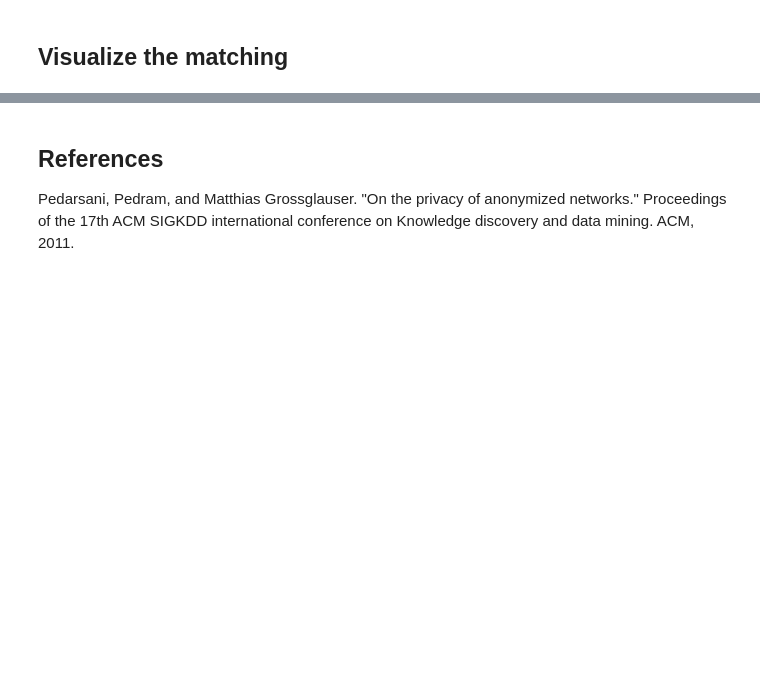
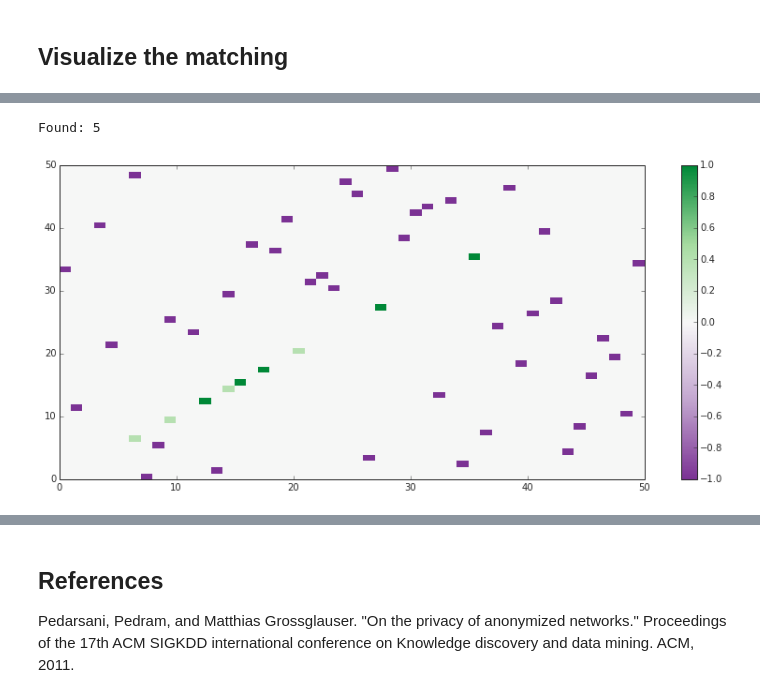
Before and after one commit to harrymvr/graph-isomorphism, a Jupyter notebook: graph-isomorphisms.ipynb, the cells around one changed output, grey strips where cells are left out. Saved outputs shown, nothing was run; the diff lists cells and outputs as text; code cells hidden in the pictures; blank space fills up the shorter version.

```diff
--- a/graph-isomorphisms.ipynb
+++ b/graph-isomorphisms.ipynb
@@ -305,5 +193,5 @@ def find_best_match(pairwise_distances):
 # %%
 d= euclidean_distances(p1,p2)
-best = {k:v for k,v in find_best_match(d)}
+best = {k:v for k,v in giso.find_best_match(d)}
 # %% [markdown]
 ## Visualize the matching
@@ -329,0 +200,8 @@ fig.colorbar(p)
+# %%
+(correct, matching_matrix) = giso.count_matches(G1, G2, beacons_G1, beacons_G2, best, anonymous_mapping)
+print "Found:", correct
+
+giso.print_matching(G, matching_matrix)
+# %% [output]
+Found: 5
+[figure, added]
```
Also changed, not shown: parts of 50 cells of this notebook, 1 other file.
